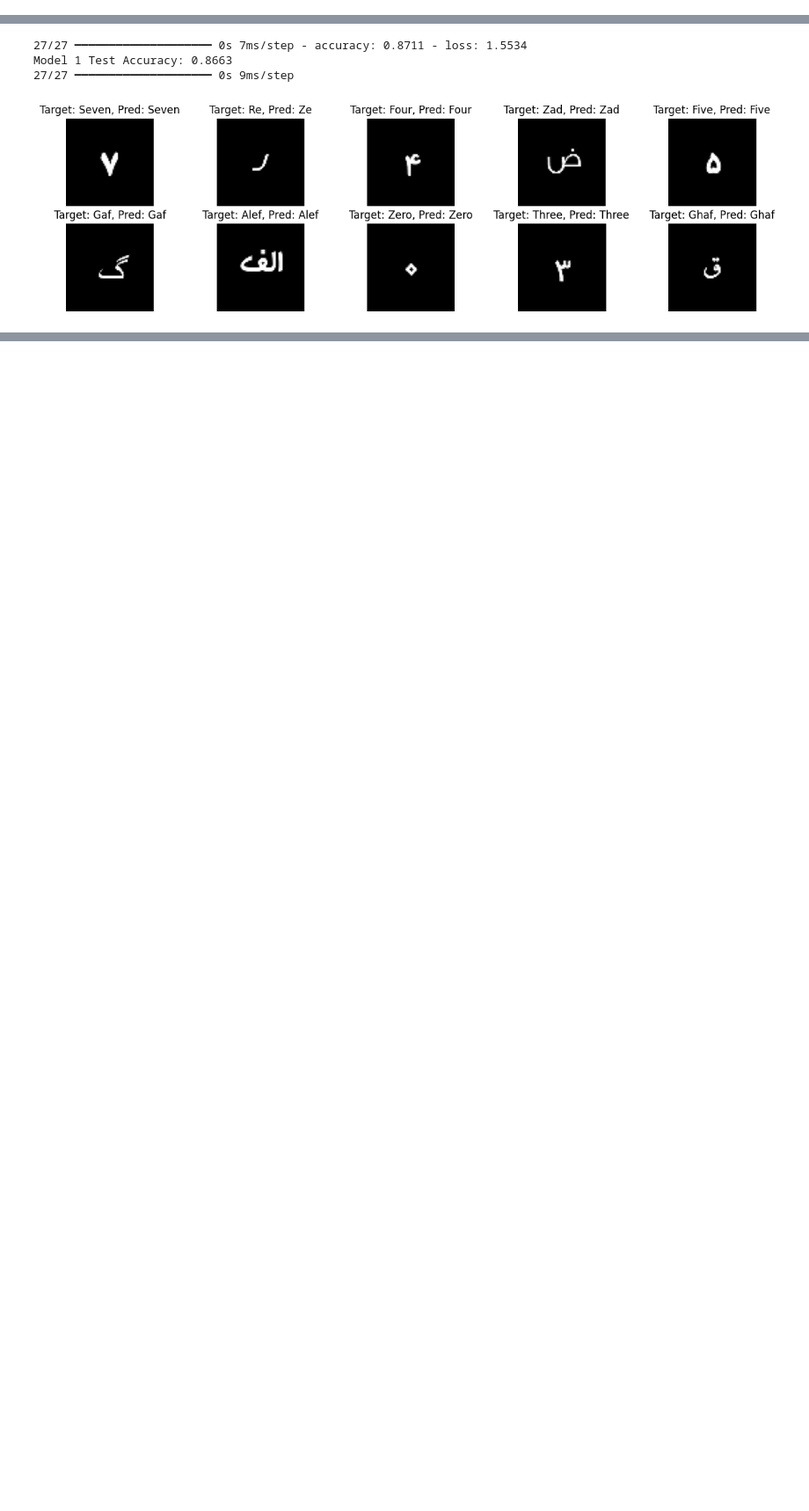
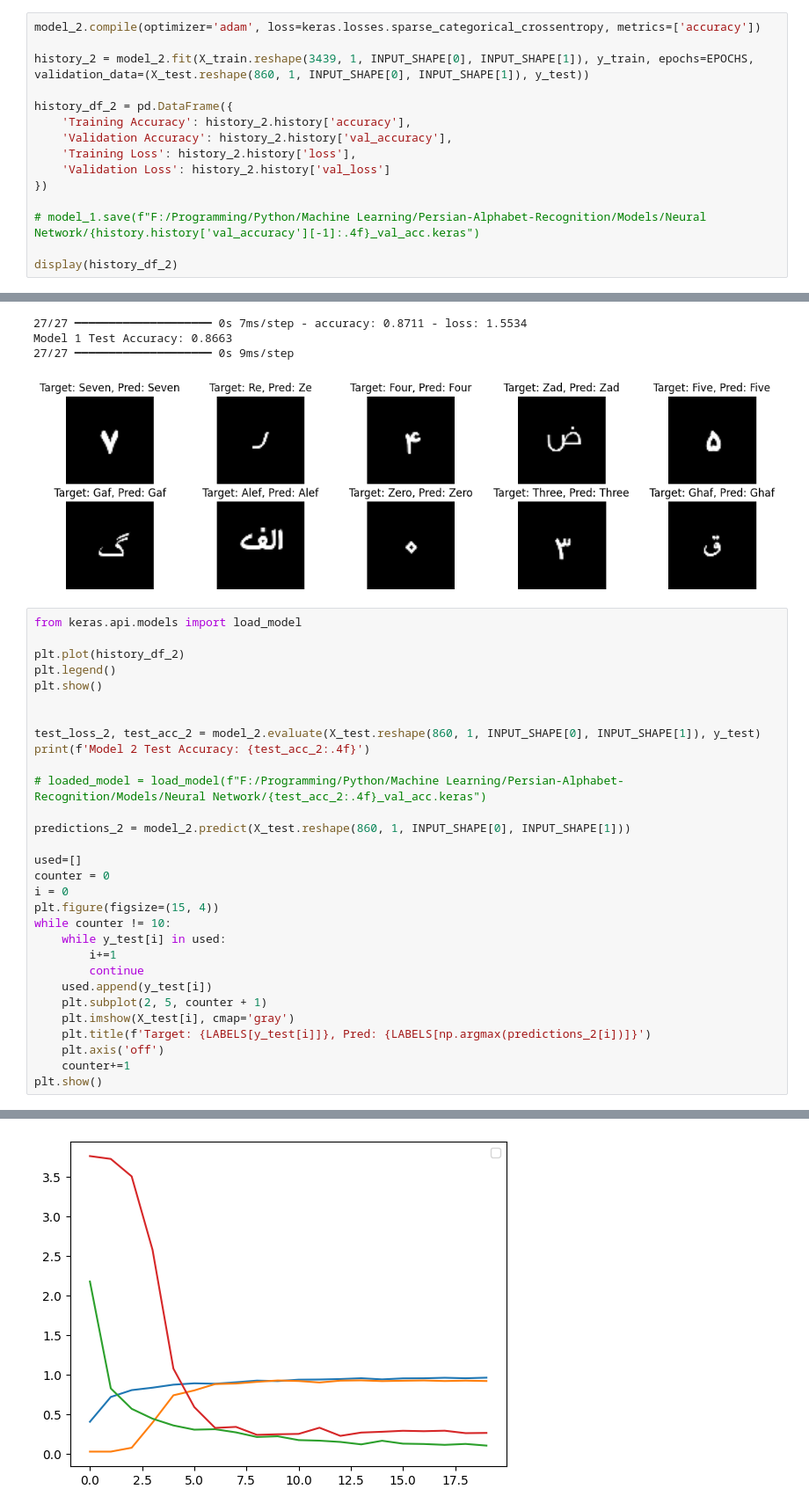
Before and after one commit to ArtinABS/Persian-Alphabet-Recognition, a Jupyter notebook: Models/Neural Network/ANN.ipynb, the cells around one changed output, grey strips where cells are left out. Shown: that part at 88% size. Cells and saved outputs as stored; diff of their text form; blank space fills up the shorter version.

```diff
--- a/Models/Neural Network/ANN.ipynb
+++ b/Models/Neural Network/ANN.ipynb
@@ -144,0 +197,15 @@ Epoch 20/20
+# %%
+model_2.compile(optimizer='adam', loss=keras.losses.sparse_categorical_crossentropy, metrics=['accuracy'])
+
+history_2 = model_2.fit(X_train.reshape(3439, 1, INPUT_SHAPE[0], INPUT_SHAPE[1]), y_train, epochs=EPOCHS, validation_data=(X_test.reshape(860, 1, INPUT_SHAPE[0], INPUT_SHAPE[1]), y_test))
+
+history_df_2 = pd.DataFrame({
+    'Training Accuracy': history_2.history['accuracy'],
+    'Validation Accuracy': history_2.history['val_accuracy'],
+    'Training Loss': history_2.history['loss'],
+    'Validation Loss': history_2.history['val_loss']
+})
+
+# model_1.save(f"F:/Programming/Python/Machine Learning/Persian-Alphabet-Recognition/Models/Neural Network/{history.history['val_accuracy'][-1]:.4f}_val_acc.keras")
+
+display(history_df_2)
@@ -179,3 +252,34 @@ No artists with labels found to put in legend.  Note that artists whose label st
 Model 1 Test Accuracy: 0.8663
 27/27 ━━━━━━━━━━━━━━━━━━━━ 0s 9ms/step
 [figure]
+# %%
+from keras.api.models import load_model
+
+plt.plot(history_df_2)
+plt.legend()
+plt.show()
+
+
+test_loss_2, test_acc_2 = model_2.evaluate(X_test.reshape(860, 1, INPUT_SHAPE[0], INPUT_SHAPE[1]), y_test)
+print(f'Model 2 Test Accuracy: {test_acc_2:.4f}')
+
+# loaded_model = load_model(f"F:/Programming/Python/Machine Learning/Persian-Alphabet-Recognition/Models/Neural Network/{test_acc_2:.4f}_val_acc.keras")
+
+predictions_2 = model_2.predict(X_test.reshape(860, 1, INPUT_SHAPE[0], INPUT_SHAPE[1]))
+
+used=[]
+counter = 0
+i = 0
+plt.figure(figsize=(15, 4))
+while counter != 10:
+    while y_test[i] in used:
+        i+=1
+        continue
+    used.append(y_test[i])
+    plt.subplot(2, 5, counter + 1)
+    plt.imshow(X_test[i], cmap='gray')
+    plt.title(f'Target: {LABELS[y_test[i]]}, Pred: {LABELS[np.argmax(predictions_2[i])]}')
+    plt.axis('off')
+    counter+=1
+plt.show()
+# %% [output]
@@ -181,0 +287 @@ Model 1 Test Accuracy: 0.8663
+[figure, added]
```
Also changed, not shown: parts of 11 cells of this notebook, 15 other files.
